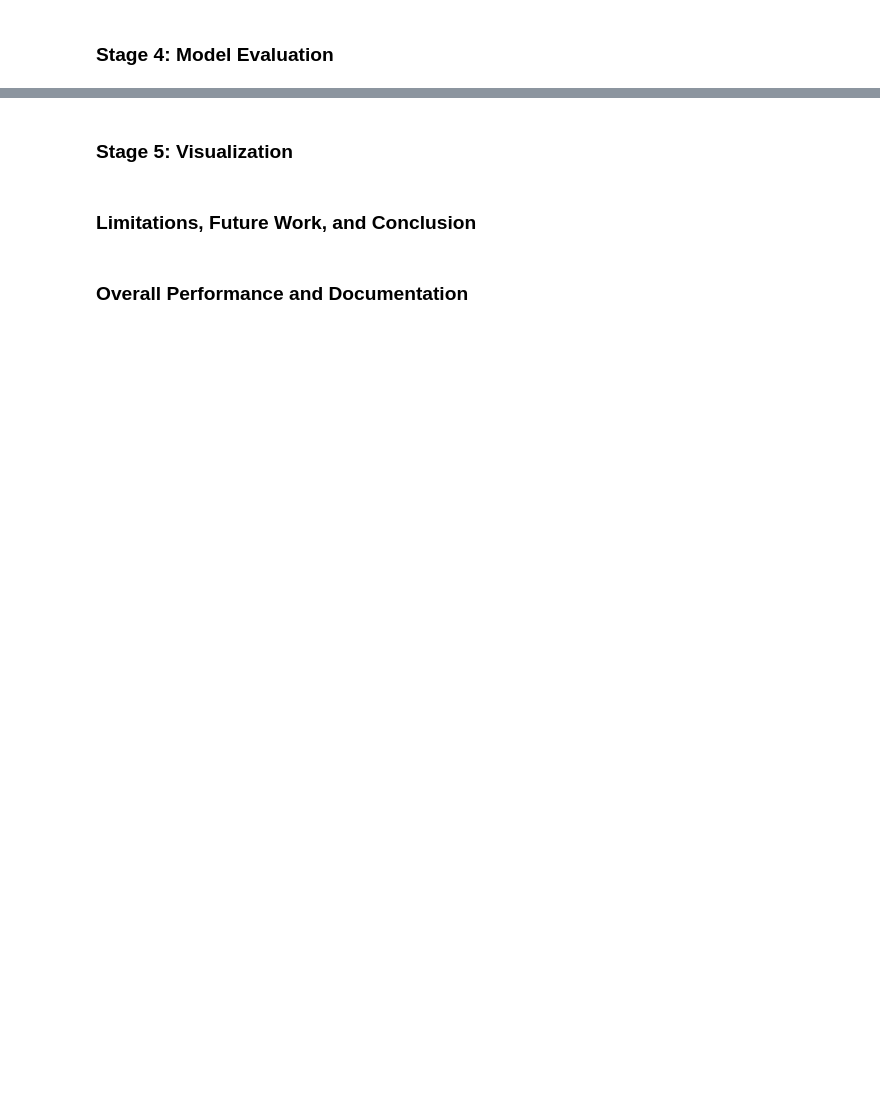
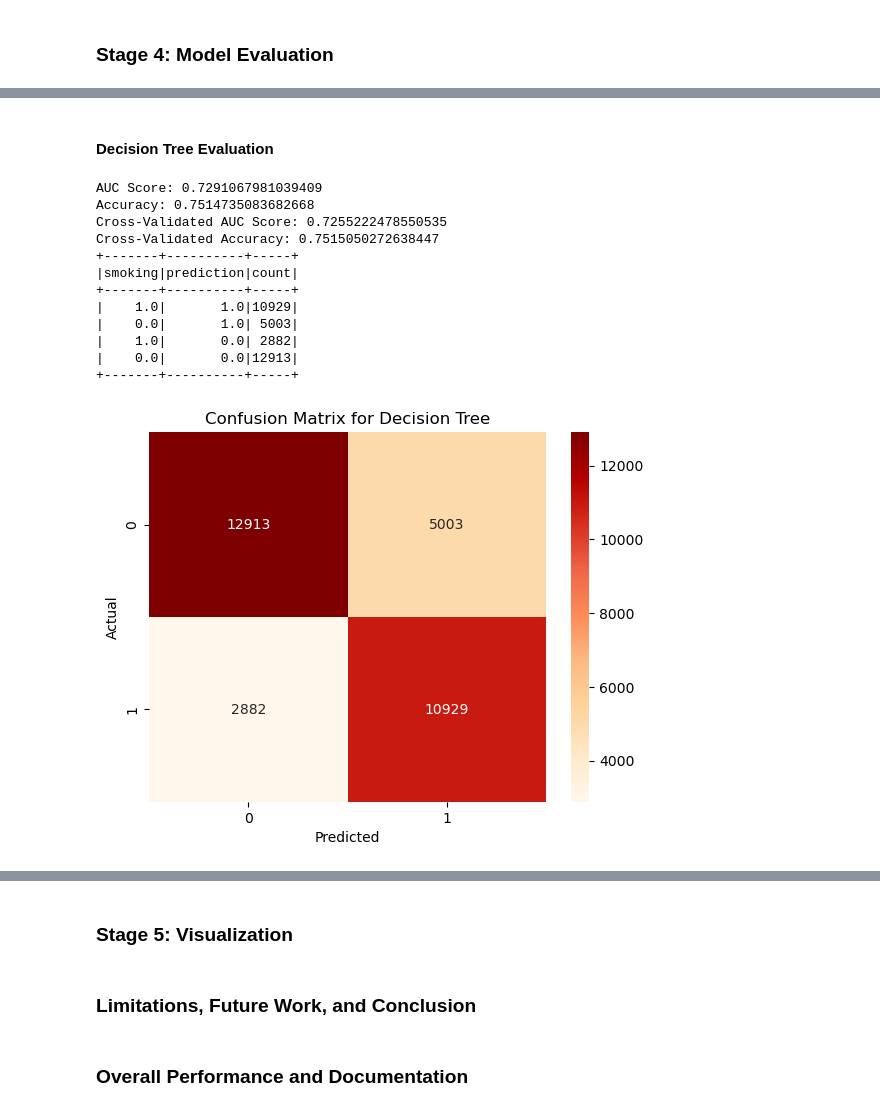
Before and after one commit to evandergraaf/M10.13-Smoker-Dataset, a Jupyter notebook: M1013 Smoker Dataset.ipynb, the cells around one changed output, grey strips where cells are left out. Drawn from its saved outputs; the diff is of its cells as text; code cells hidden in the pictures; blank space fills up the shorter version.

```diff
--- a/M1013 Smoker Dataset.ipynb
+++ b/M1013 Smoker Dataset.ipynb
@@ -180,0 +361,73 @@ print(f'The Best performing model: {best_model}={highest_accuracy}')
+# %% [markdown]
+####  Decision Tree Evaluation
+# %%
+###Evaluate Decision  Tree Model
+##Evaluate AUC using BinaryClassificationEvaluator
+
+
+evaluator = BinaryClassificationEvaluator(labelCol="smoking", metricName="areaUnderROC")
+auc_score = evaluator.evaluate(dt_predictions)
+print(f"AUC Score: {auc_score}")
+
+##Evaluate Accuracy using MulticlassClassificationEvaluator
+multiclass_evaluator = MulticlassClassificationEvaluator(labelCol="smoking", predictionCol="prediction", metricName="accuracy")
+accuracy = multiclass_evaluator.evaluate(dt_predictions)
+print(f"Accuracy: {accuracy}")
+
+
+
+##Cross-Validation with Hyperparameter Tuning
+##Define the parameter grid
+#paramGrid = ParamGridBuilder().addGrid(dt.maxDepth, [3, 5, 10]).addGrid(dt.maxBins, [16, 32, 64]).build()
+paramGrid = ParamGridBuilder().addGrid(dt.maxBins, [16, 32, 64]).build()
+
+
+##CrossValidator setup
+crossval = CrossValidator(
+    estimator=dt,
+    estimatorParamMaps=paramGrid,
+    evaluator=evaluator,
+    numFolds=5
+)
+
+##Perform cross-validation and fit the best model
+cv_model = crossval.fit(train)
+
+##Evaluate the best model
+cv_predictions = cv_model.transform(test)
+cv_auc_score = evaluator.evaluate(cv_predictions)
+cv_accuracy = multiclass_evaluator.evaluate(cv_predictions)
+
+print(f"Cross-Validated AUC Score: {cv_auc_score}")
+print(f"Cross-Validated Accuracy: {cv_accuracy}")
+
+
+
+##Confusion Matrix
+conf_matrix = dt_predictions.groupBy("smoking", "prediction").count()
+conf_matrix.show()
+
+# Convert Confusion Matrix to Pandas for Visualization
+conf_matrix_pd = conf_matrix.toPandas()
+pivot = conf_matrix_pd.pivot(index="smoking", columns="prediction", values="count")
+
+##Plot Confusion Matrix
+sns.heatmap(pivot, annot=True, fmt="d", cmap="OrRd", xticklabels=["0", "1"], yticklabels=["0", "1"])
+plt.xlabel("Predicted")
+plt.ylabel("Actual")
+plt.title("Confusion Matrix for Decision Tree")
+plt.show()
+# %% [output]
+AUC Score: 0.7291067981039409
+Accuracy: 0.7514735083682668
+Cross-Validated AUC Score: 0.7255222478550535
+Cross-Validated Accuracy: 0.7515050272638447
++-------+----------+-----+
+|smoking|prediction|count|
++-------+----------+-----+
+|    1.0|       1.0|10929|
+|    0.0|       1.0| 5003|
+|    1.0|       0.0| 2882|
+|    0.0|       0.0|12913|
++-------+----------+-----+
+[figure, added]
```
Also changed, not shown: parts of 17 cells of this notebook.
